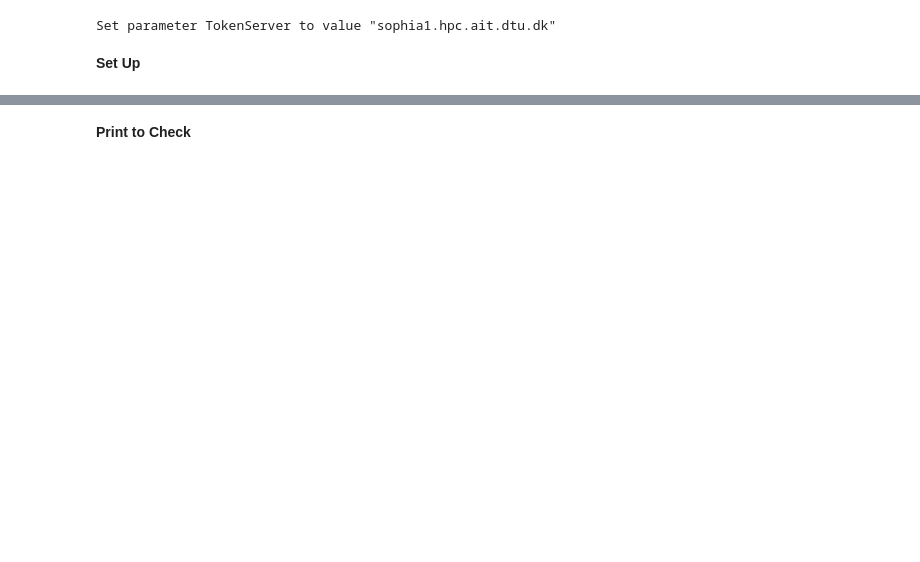
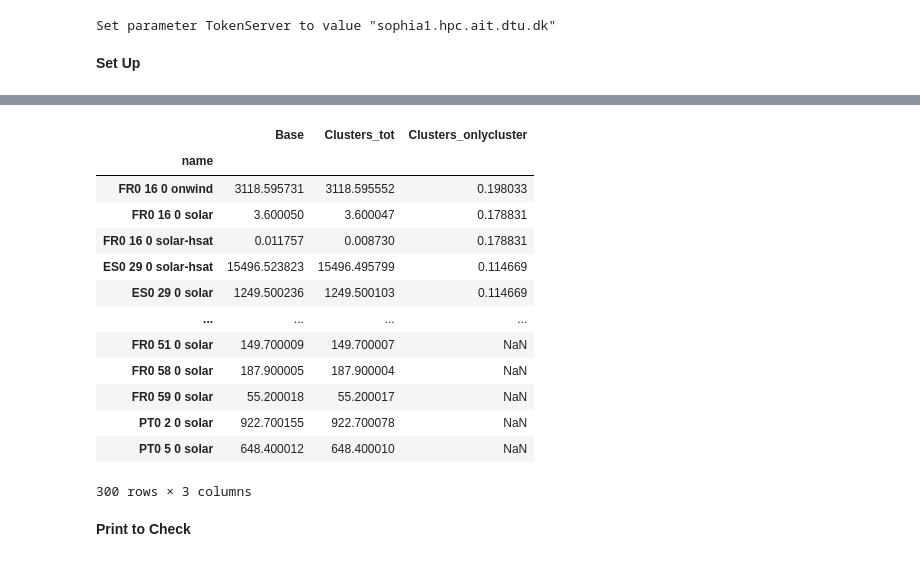
Before and after one commit to FrugisRoss/pypsa-eur, a Jupyter notebook: SectorCoupled_Plotting.ipynb, the cells around one changed output, grey strips where cells are left out. Drawn from its saved outputs; the diff is of its cells as text; code cells hidden in the pictures; blank space fills up the shorter version.

```diff
--- a/SectorCoupled_Plotting.ipynb
+++ b/SectorCoupled_Plotting.ipynb
@@ -95,0 +99,34 @@ h_per_snapshot = n_2035.snapshot_weightings.objective.sum() / len(n_2035.snapsho
+# %%
+generators_cap = pd.DataFrame()
+generators_base = n_base.generators.loc[
+    n_base.generators.index.str.contains(r'solar$') |
+    n_base.generators.index.str.contains(r'solar-hsat$') |
+    n_base.generators.index.str.contains(r'onwind$')
+]['p_nom_opt']
+
+generators_1GW = n_50MW.generators.loc[
+    n_50MW.generators.index.str.contains(r'solar$') |
+    n_50MW.generators.index.str.contains(r'solar-hsat$') |
+    n_50MW.generators.index.str.contains(r'onwind$')
+]['p_nom_opt']
+
+generators_1GW_clusters = n_50MW.generators.loc[
+    n_50MW.generators.index.str.contains('solar renewable cluster') |
+    n_50MW.generators.index.str.contains('solar-hsat renewable cluster') |
+    n_50MW.generators.index.str.contains('onwind renewable cluster')
+]['p_nom_opt']
+
+generators_cap.index = generators_base.index
+
+for gen in generators_base.index:
+    generators_cap.loc[gen, 'Base'] = generators_base[gen]
+
+    # Find matching label in generators_1GW where gen is a substring
+    match_1GW = [idx for idx in generators_1GW.index if gen in str(idx)]
+    if match_1GW:
+        generators_cap.loc[gen, 'Clusters_tot'] = generators_1GW[match_1GW[0]]
+
+    # Find matching label in generators_1GW_clusters where gen is a substring
+    match_clusters = [idx for idx in generators_1GW_clusters.index if gen in str(idx)]
+    if match_clusters:
+        generators_cap.loc[gen, 'Clusters_onlycluster'] = generators_1GW_clusters[match_clusters[0]]
@@ -96,2 +152,19 @@ h_per_snapshot = n_2035.snapshot_weightings.objective.sum() / len(n_2035.snapsho
+# %%
+generators_cap.sort_values(by='Clusters_onlycluster', ascending=False)
+# %% [output]
+|  | Base | Clusters_tot | Clusters_onlycluster |
+| name |  |  |  |
+| FR0 16 0 onwind | 3118.595731 | 3118.595552 | 0.198033 |
+| FR0 16 0 solar | 3.600050 | 3.600047 | 0.178831 |
+| FR0 16 0 solar-hsat | 0.011757 | 0.008730 | 0.178831 |
+| ES0 29 0 solar-hsat | 15496.523823 | 15496.495799 | 0.114669 |
+| ES0 29 0 solar | 1249.500236 | 1249.500103 | 0.114669 |
+| ... | ... | ... | ... |
+| FR0 51 0 solar | 149.700009 | 149.700007 | NaN |
+| FR0 58 0 solar | 187.900005 | 187.900004 | NaN |
+| FR0 59 0 solar | 55.200018 | 55.200017 | NaN |
+| PT0 2 0 solar | 922.700155 | 922.700078 | NaN |
+| PT0 5 0 solar | 648.400012 | 648.400010 | NaN |
+300 rows × 3 columns
 # %% [markdown]
 **Print to Check**
```
Also changed, not shown: parts of 34 cells of this notebook, 6 other files.
